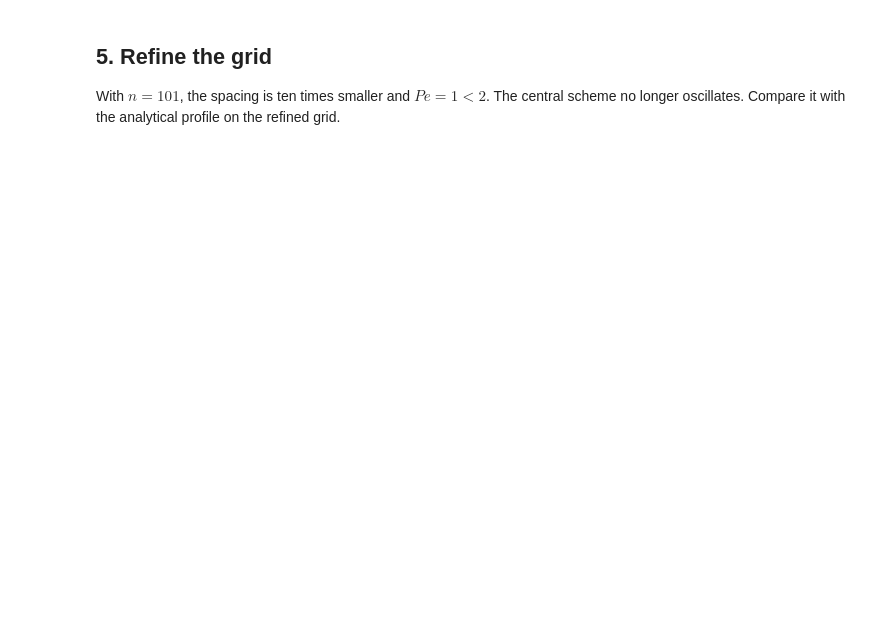
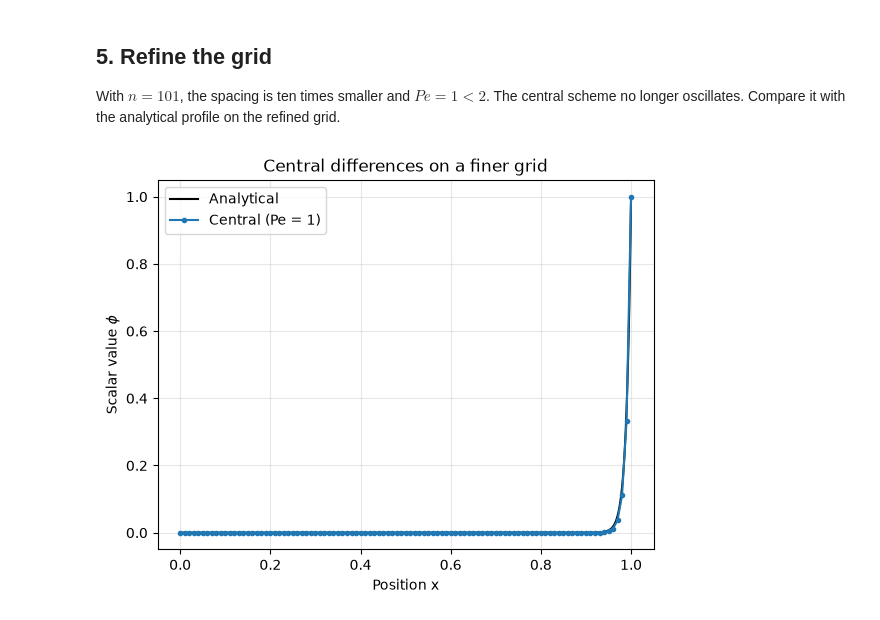
Before and after one commit to process-intelligence-research/computational_practicum_lecture_coding, a Jupyter notebook: q1_lecture_6/02_advection_diffusion_central_upwind.ipynb, the cells around one changed output. Drawn from its saved outputs; the diff is of its cells as text; code cells hidden in the pictures; blank space fills up the shorter version.

```diff
--- a/q1_lecture_6/02_advection_diffusion_central_upwind.ipynb
+++ b/q1_lecture_6/02_advection_diffusion_central_upwind.ipynb
@@ -156,24 +160,23 @@ With $n=101$, the spacing is ten times smaller and $Pe=1<2$. The central scheme
 # %%
 n_fine = 101
 x_fine = np.linspace(0.0, L, n_fine)
 Pe_fine = u * L / ((n_fine - 1) * D)
 A_fine, b_fine = build_fd_matrix(
     L, u, D, phi_left, phi_right, n_fine, "central"
 )
 phi_fine = np.zeros(n_fine)
 phi_fine[0] = phi_left
 phi_fine[1:-1] = np.linalg.solve(A_fine, b_fine)
 phi_fine[-1] = phi_right
 
-print(f"Fine-grid Pe = {Pe_fine:.1f}; central solution monotone = "
-      f"{np.all(np.diff(phi_fine) >= -1e-12)}")
-
 fig, ax = plt.subplots()
 ax.plot(x_exact, phi_exact, "k-", label="Analytical")
 ax.plot(x_fine, phi_fine, "o-", markersize=3,
         label=f"Central (Pe = {Pe_fine:.0f})")
-ax.set(xlabel="Position x", ylabel="Scalar value $\phi$",
+ax.set(xlabel="Position x", ylabel=r"Scalar value $\phi$",
        title="Central differences on a finer grid")
 ax.legend()
 ax.grid(alpha=0.3)
 plt.show()
+# %% [output]
+[figure, added]
```
Also changed, not shown: parts of 2 cells of this notebook.
